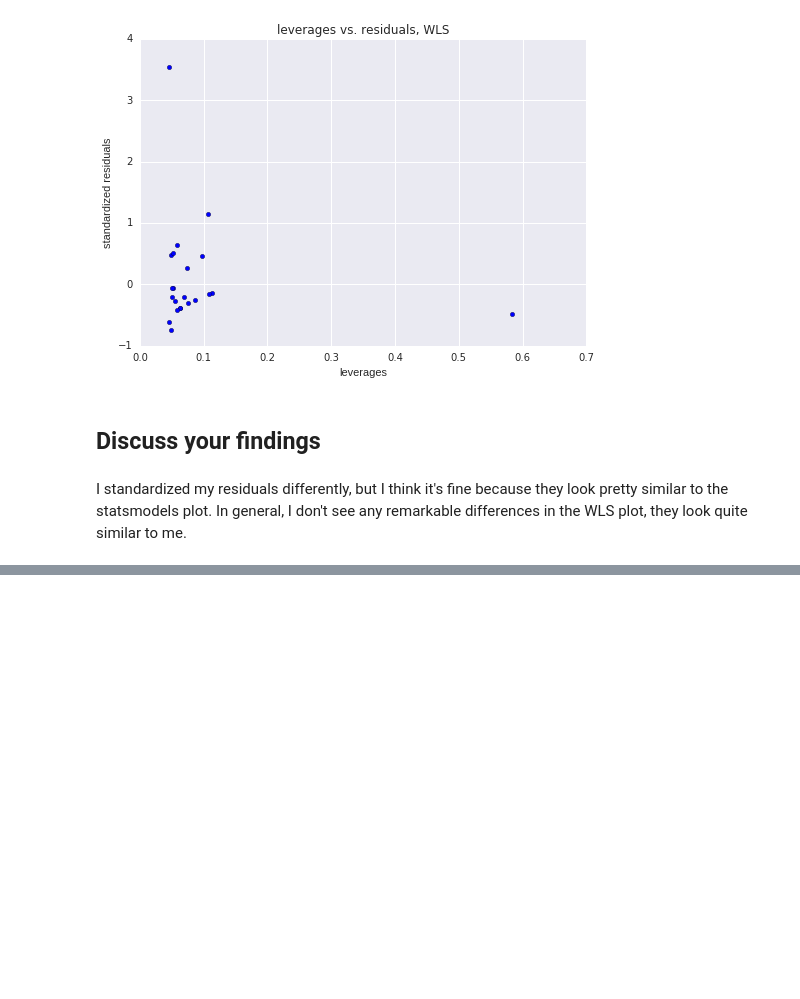
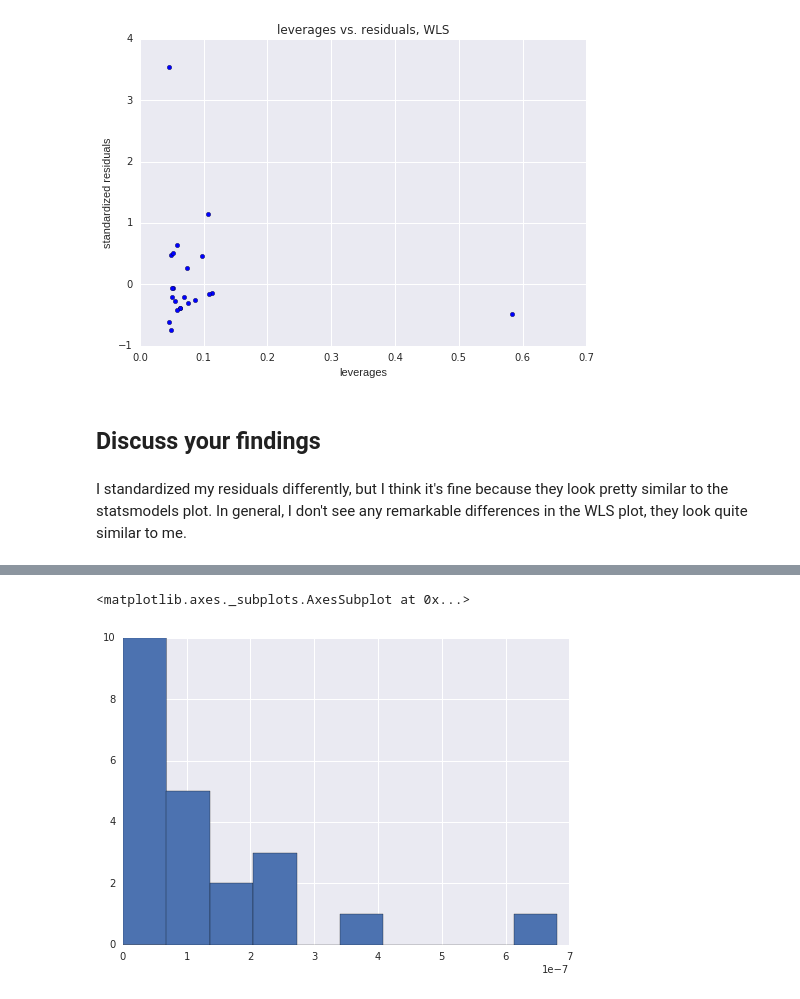
Before and after one commit to jif245/PUI2017_clm633, a Jupyter notebook: HW5_clm633/Assignment3_clm633.ipynb, the cells around one changed output, grey strips where cells are left out. Drawn from its saved outputs; the diff is of its cells as text; code cells hidden in the pictures; blank space fills up the shorter version.

```diff
--- a/HW5_clm633/Assignment3_clm633.ipynb
+++ b/HW5_clm633/Assignment3_clm633.ipynb
@@ -570,0 +560,5 @@ I standardized my residuals differently, but I think it's fine because they look
+# %%
+y.hist()
+# %% [output]
+<matplotlib.axes._subplots.AxesSubplot at 0x...>
+[figure, added]
```
Also changed, not shown: parts of 14 cells of this notebook.
